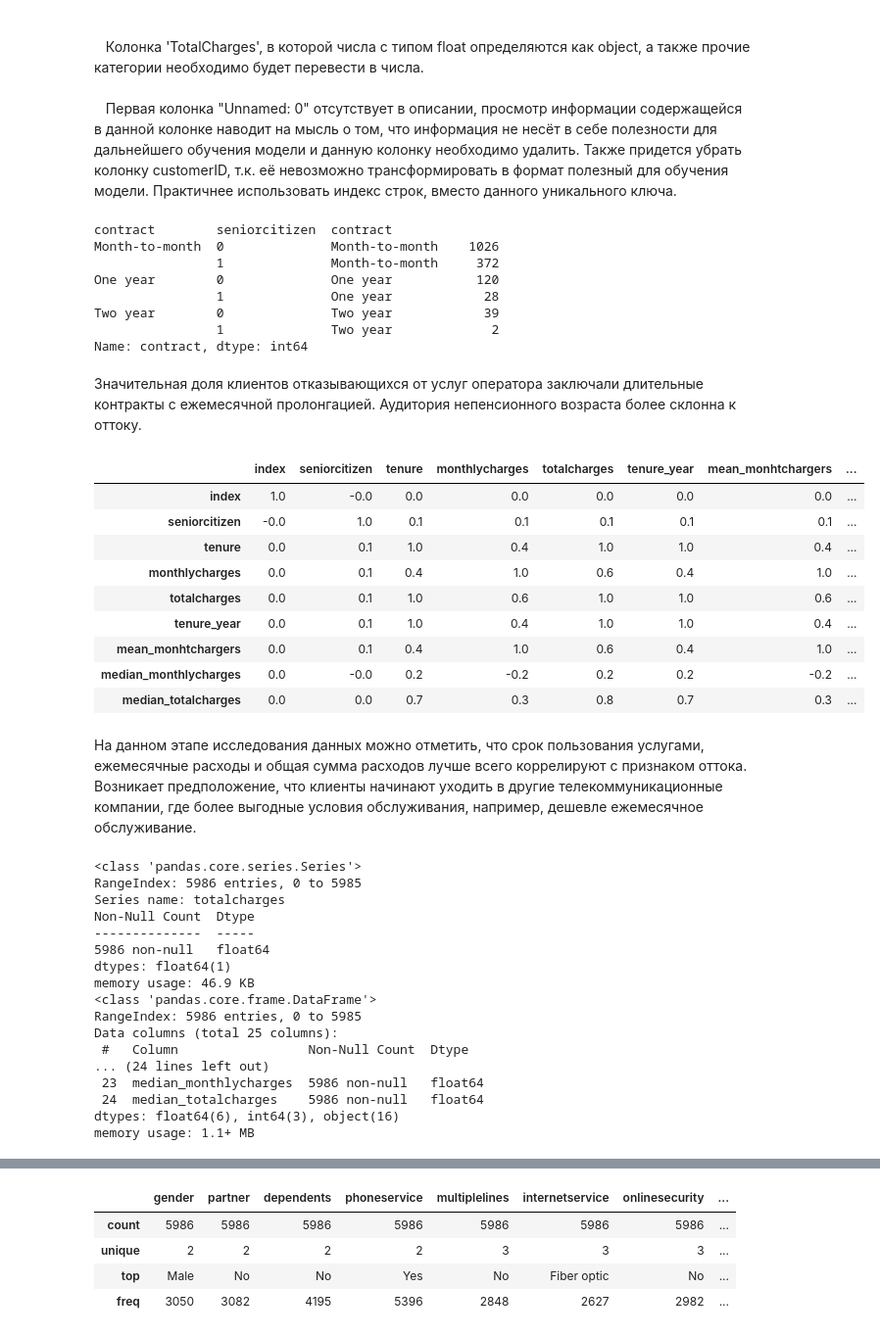
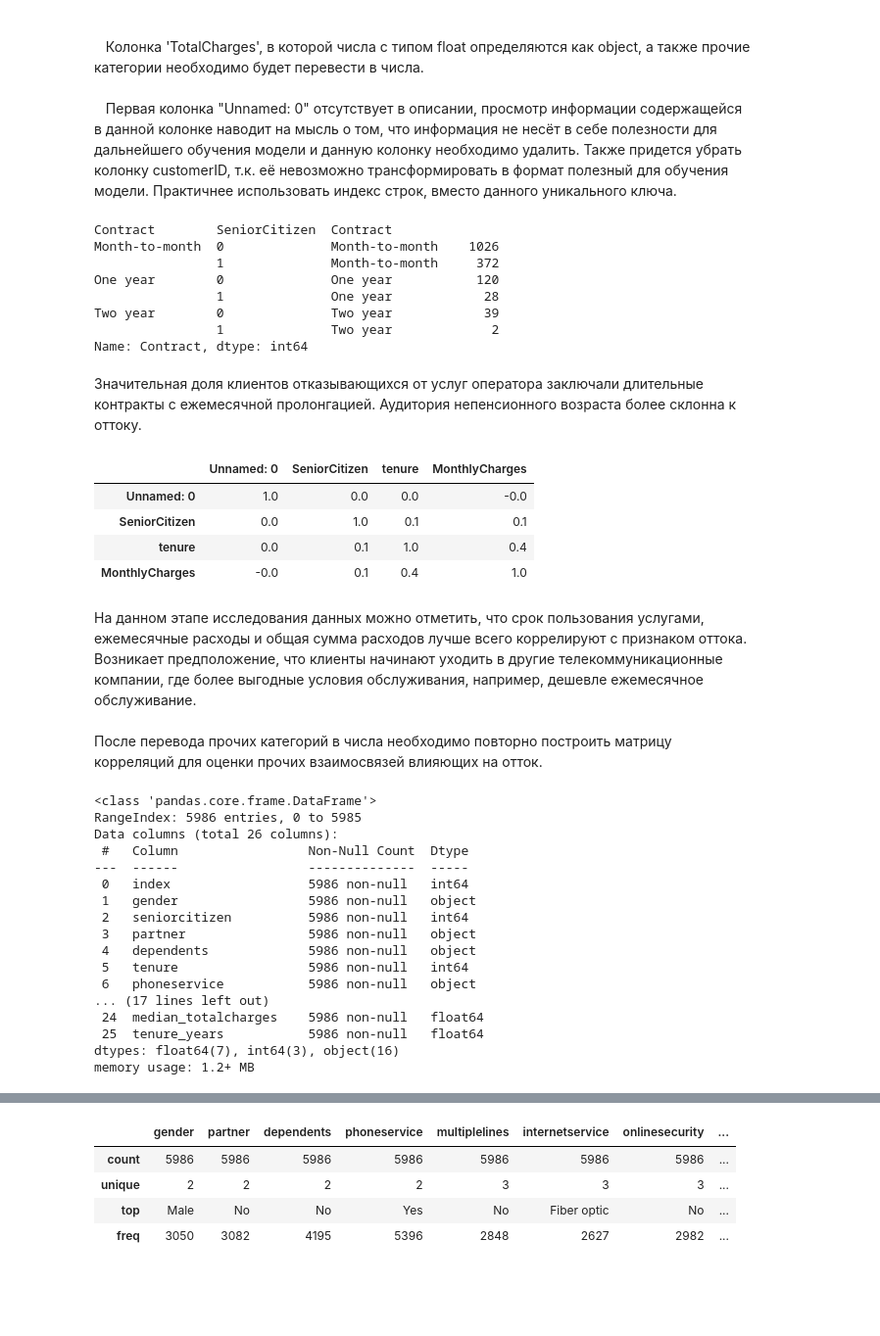
Before and after one commit to isitnik02/Coursework_ML, a Jupyter notebook: Coursework_ML.ipynb, the cells around one changed output, grey strips where cells are left out. Shown at 98% size. Cells and saved outputs as stored; diff of their text form; code cells hidden in the pictures; blank space fills up the shorter version.

Commit message:
Update Coursework_ML.ipynb
Update data.

```diff
--- a/Coursework_ML.ipynb
+++ b/Coursework_ML.ipynb
@@ -154,33 +182,30 @@ Name: churn, dtype: int64
 <br><br>
 &nbsp;&nbsp;&nbsp;Первая колонка "Unnamed: 0" отсутствует в описании, просмотр информации содержащейся в данной колонке наводит на мысль о том, что информация не несёт в себе полезности для дальнейшего обучения модели и данную колонку необходимо удалить. Также придется убрать колонку customerID, т.к. её невозможно трансформировать в формат полезный для обучения модели. Практичнее использовать индекс строк, вместо данного уникального ключа.
 # %%
-df[df['churn']=='Yes'].groupby(['contract', 'seniorcitizen']).contract.value_counts()
+df[df['Churn']=='Yes'].groupby(['Contract', 'SeniorCitizen']).Contract.value_counts()
 # %% [output]
-contract        seniorcitizen  contract
+Contract        SeniorCitizen  Contract
 Month-to-month  0              Month-to-month    1026
                 1              Month-to-month     372
 One year        0              One year           120
                 1              One year            28
 Two year        0              Two year            39
                 1              Two year             2
-Name: contract, dtype: int64
+Name: Contract, dtype: int64
 # %% [markdown]
 Значительная доля клиентов отказывающихся от услуг оператора заключали длительные контракты с ежемесячной пролонгацией. Аудитория непенсионного возраста более склонна к оттоку.
 # %%
-df[df['churn']=='Yes'].corr()
+df[df['Churn']=='Yes'].corr()
 # %% [output]
-|  | index | seniorcitizen | tenure | monthlycharges | totalcharges | tenure_year | mean_monhtchargers | ... |
-| index | 1.0 | -0.0 | 0.0 | 0.0 | 0.0 | 0.0 | 0.0 | ... |
-| seniorcitizen | -0.0 | 1.0 | 0.1 | 0.1 | 0.1 | 0.1 | 0.1 | ... |
-| tenure | 0.0 | 0.1 | 1.0 | 0.4 | 1.0 | 1.0 | 0.4 | ... |
-| monthlycharges | 0.0 | 0.1 | 0.4 | 1.0 | 0.6 | 0.4 | 1.0 | ... |
-| totalcharges | 0.0 | 0.1 | 1.0 | 0.6 | 1.0 | 1.0 | 0.6 | ... |
-| tenure_year | 0.0 | 0.1 | 1.0 | 0.4 | 1.0 | 1.0 | 0.4 | ... |
-| mean_monhtchargers | 0.0 | 0.1 | 0.4 | 1.0 | 0.6 | 0.4 | 1.0 | ... |
-| median_monthlycharges | 0.0 | -0.0 | 0.2 | -0.2 | 0.2 | 0.2 | -0.2 | ... |
-| median_totalcharges | 0.0 | 0.0 | 0.7 | 0.3 | 0.8 | 0.7 | 0.3 | ... |
+|  | Unnamed: 0 | SeniorCitizen | tenure | MonthlyCharges |
+| Unnamed: 0 | 1.0 | 0.0 | 0.0 | -0.0 |
+| SeniorCitizen | 0.0 | 1.0 | 0.1 | 0.1 |
+| tenure | 0.0 | 0.1 | 1.0 | 0.4 |
+| MonthlyCharges | -0.0 | 0.1 | 0.4 | 1.0 |
 # %% [markdown]
 На данном этапе исследования данных можно отметить, что срок пользования услугами, ежемесячные расходы и общая сумма расходов лучше всего коррелируют с признаком оттока. Возникает предположение, что клиенты начинают уходить в другие телекоммуникационные компании, где более выгодные условия обслуживания, например, дешевле ежемесячное обслуживание.
+<br><br>
+После перевода прочих категорий в числа необходимо повторно построить матрицу корреляций для оценки прочих взаимосвязей влияющих на отток.
 # %%
 # Переведем загловки столбцов в нижний регистр
 df.columns = map(str.lower, df.columns)
@@ -188,7 +213,7 @@ df.columns = map(str.lower, df.columns)
 # удаляем колонку 'Unnamed: 0', вместо нее добвляем индексы срок
 df = df.drop(['unnamed: 0', 'customerid'], axis=1).reset_index()
 
-# преобразование 'TotalCharges' в числовой формат и заполняем пропуски медианным значением
+# преобразование 'TotalCharges' в числовой формат и заполнение пропусков медианными значениями
 df['totalcharges'] = pd.to_numeric(df['totalcharges'], errors='coerce')
 df = df.fillna(df['totalcharges'].agg('mean'))
 
@@ -197,30 +222,32 @@ df['tenure_year'] = df.tenure/12 # срок пользования услуга
 df['mean_monhtchargers'] = df['totalcharges'] / df['tenure'] # средняя величина расходов клиента на услуги связи
 df['median_monthlycharges'] = abs(df['monthlycharges'] - df['monthlycharges'].median()) # медианное значение месячных расходов
 df['median_totalcharges'] = abs(df['totalcharges'] - df['totalcharges'].median()) # медианное значение годовых расходов
+df['tenure_years'] = df.tenure / 12 # срок контракта в годах
+
+# очистка df от inf и NaN
+df = df.replace([np.inf, -np.inf], np.nan)
+#df = df.dropna()
 
 # проверка результата
-df.totalcharges.info()
-
-df.head(3)
 df.info()
 # %% [output]
-<class 'pandas.core.series.Series'>
-RangeIndex: 5986 entries, 0 to 5985
-Series name: totalcharges
-Non-Null Count  Dtype
---------------  -----
-5986 non-null   float64
-dtypes: float64(1)
-memory usage: 46.9 KB
 <class 'pandas.core.frame.DataFrame'>
 RangeIndex: 5986 entries, 0 to 5985
-Data columns (total 25 columns):
+Data columns (total 26 columns):
  #   Column                 Non-Null Count  Dtype
-... (24 lines left out)
- 23  median_monthlycharges  5986 non-null   float64
+---  ------                 --------------  -----
+ 0   index                  5986 non-null   int64
+ 1   gender                 5986 non-null   object
+ 2   seniorcitizen          5986 non-null   int64
+ 3   partner                5986 non-null   object
+ 4   dependents             5986 non-null   object
+ 5   tenure                 5986 non-null   int64
+ 6   phoneservice           5986 non-null   object
+... (17 lines left out)
  24  median_totalcharges    5986 non-null   float64
-dtypes: float64(6), int64(3), object(16)
-memory usage: 1.1+ MB
+ 25  tenure_years           5986 non-null   float64
+dtypes: float64(7), int64(3), object(16)
+memory usage: 1.2+ MB
 # %%
 # сводка по числовым атрибутам
 df.describe()
```
Also changed, not shown: parts of 103 cells of this notebook.
